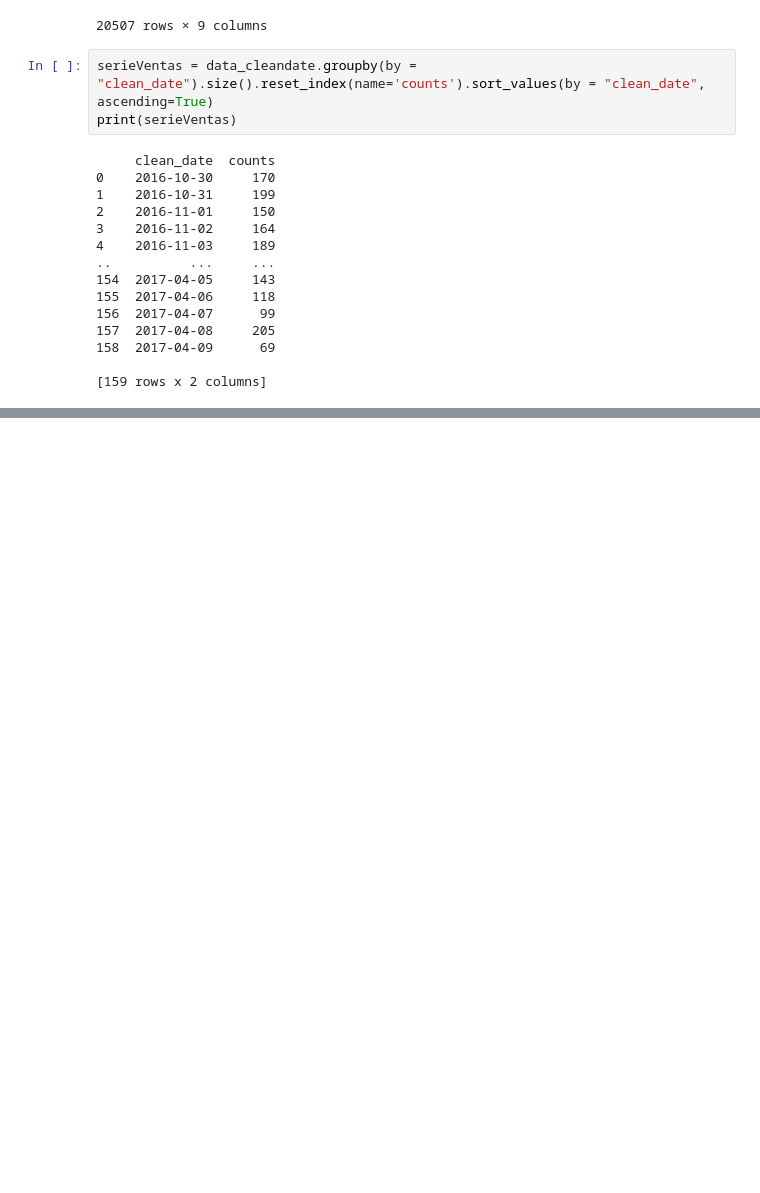
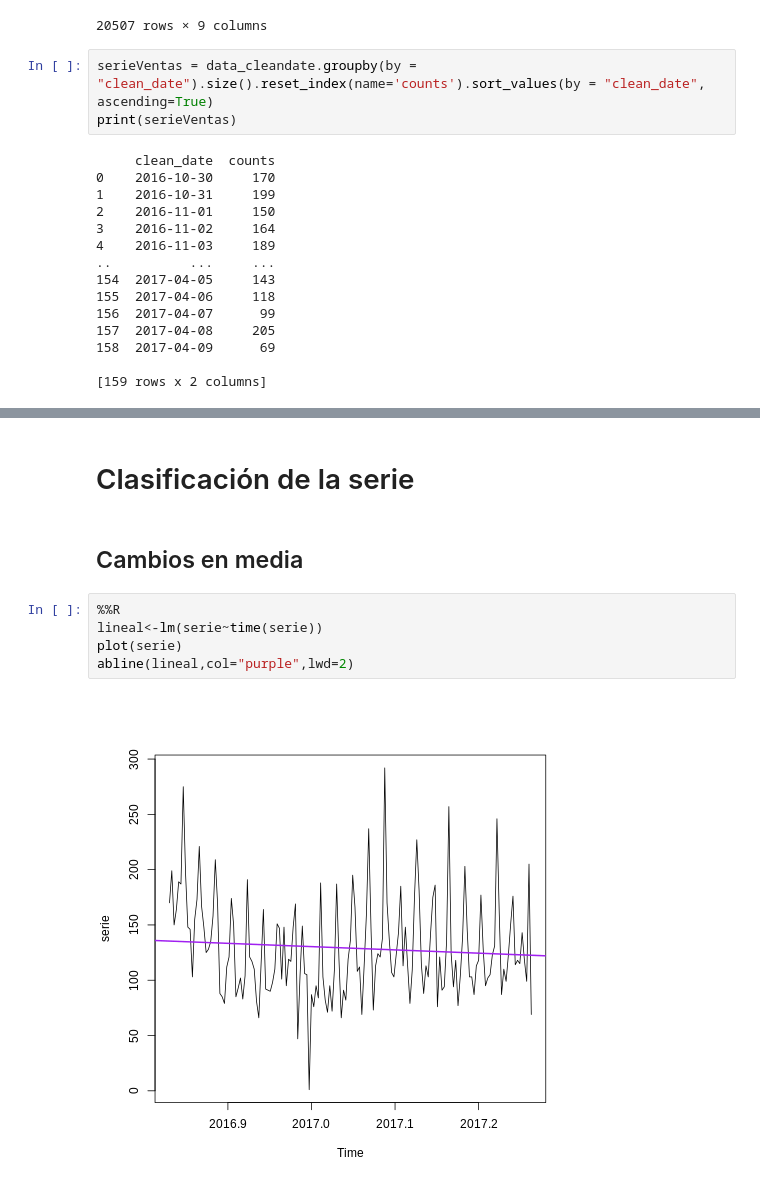
Before and after one commit to Ruy8/MD_Aramis, a Jupyter notebook: Equipo3_Técnicas.ipynb, the cells around one changed output, grey strips where cells are left out. Cells and saved outputs as stored; diff of their text form; blank space fills up the shorter version.

```diff
--- a/Equipo3_Técnicas.ipynb
+++ b/Equipo3_Técnicas.ipynb
@@ -172,0 +187,11 @@ plt.plot(media,color="red")
+# %% [markdown]
+# Clasificación de la serie
+# %% [markdown]
+## Cambios en media
+# %%
+%%R
+lineal<-lm(serie~time(serie))
+plot(serie)
+abline(lineal,col="purple",lwd=2)
+# %% [output]
+[figure, added]
```
Also changed, not shown: parts of 69 cells of this notebook.
